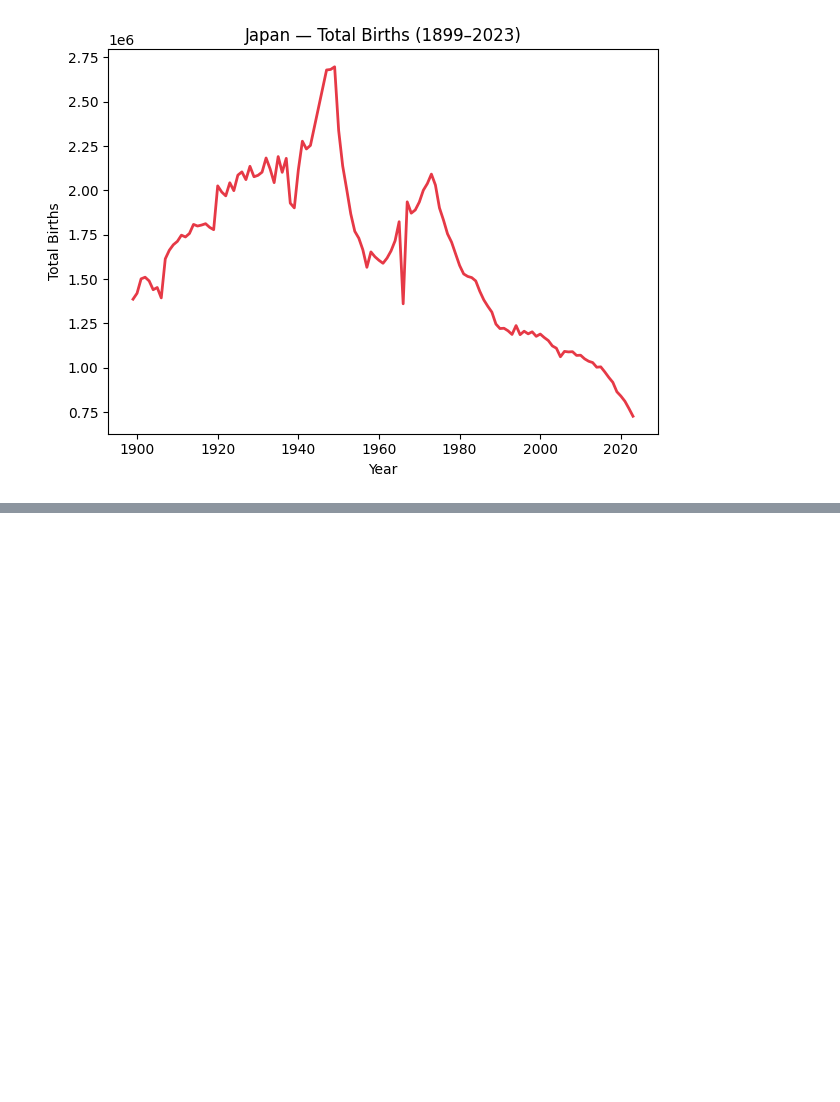
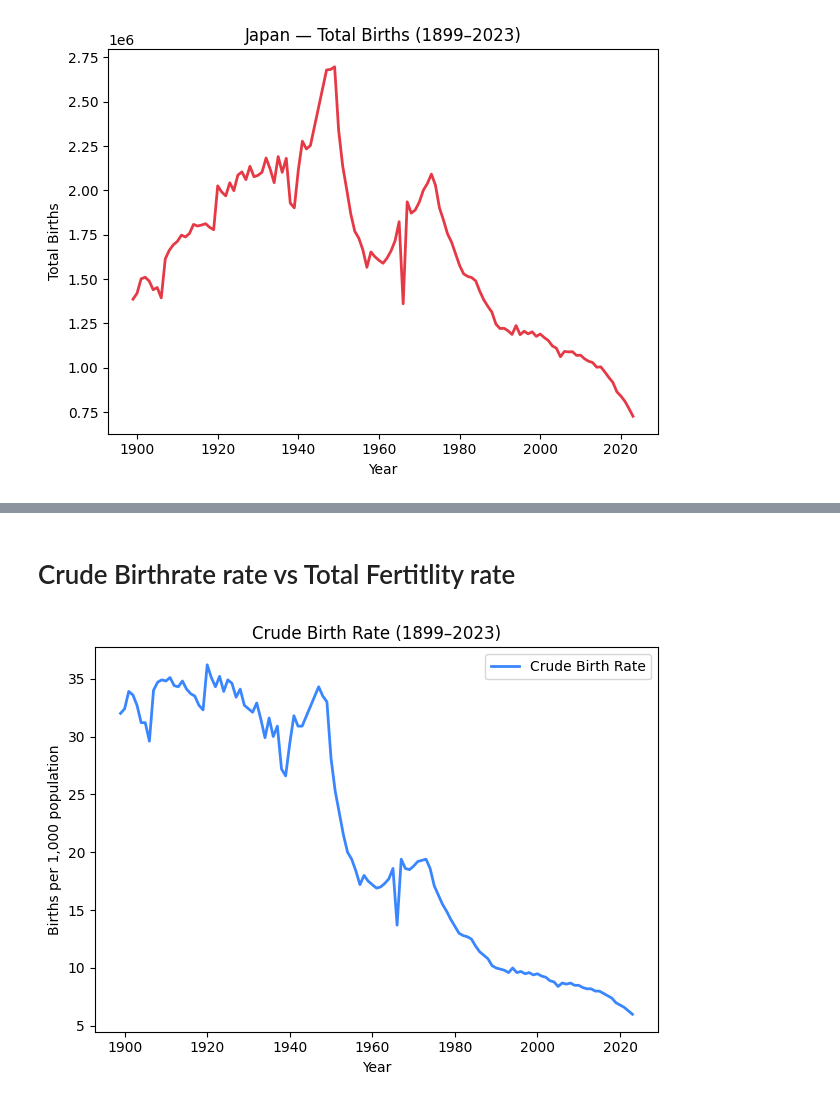
Before and after one commit to suzzzel5/Japan-Birth-Statistics-1899-2023-, a Jupyter notebook: notebooks/01_data_exploration.ipynb, the cells around one changed output, grey strips where cells are left out. Saved outputs shown, nothing was run; the diff lists cells and outputs as text; code cells hidden in the pictures; blank space fills up the shorter version.

```diff
--- a/notebooks/01_data_exploration.ipynb
+++ b/notebooks/01_data_exploration.ipynb
@@ -357,0 +375,16 @@ plt.show()
+# %% [markdown]
+# Crude Birthrate rate vs Total Fertitlity rate
+# %%
+fig, ax = plt.subplots()
+
+ax.plot(df['year'], df['crude_birth_rate'], color='#3a86ff', linewidth=2, label='Crude Birth Rate')
+
+ax.set_title('Crude Birth Rate (1899–2023)')
+ax.set_xlabel('Year')
+ax.set_ylabel('Births per 1,000 population')
+ax.legend()
+
+plt.tight_layout()
+plt.show()
+# %% [output]
+[figure, added]
```
Also changed, not shown: parts of 17 cells of this notebook, 7 other files.
